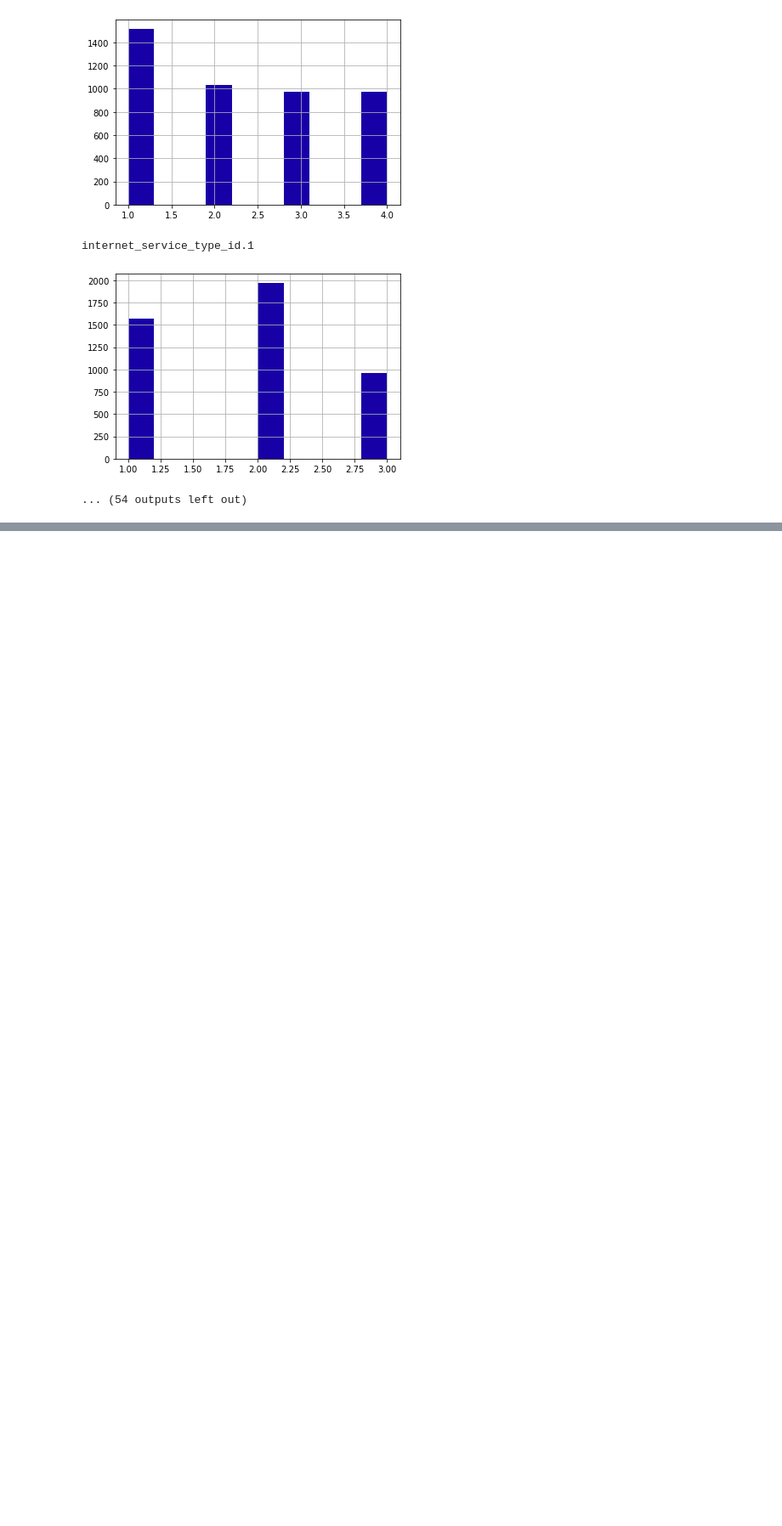
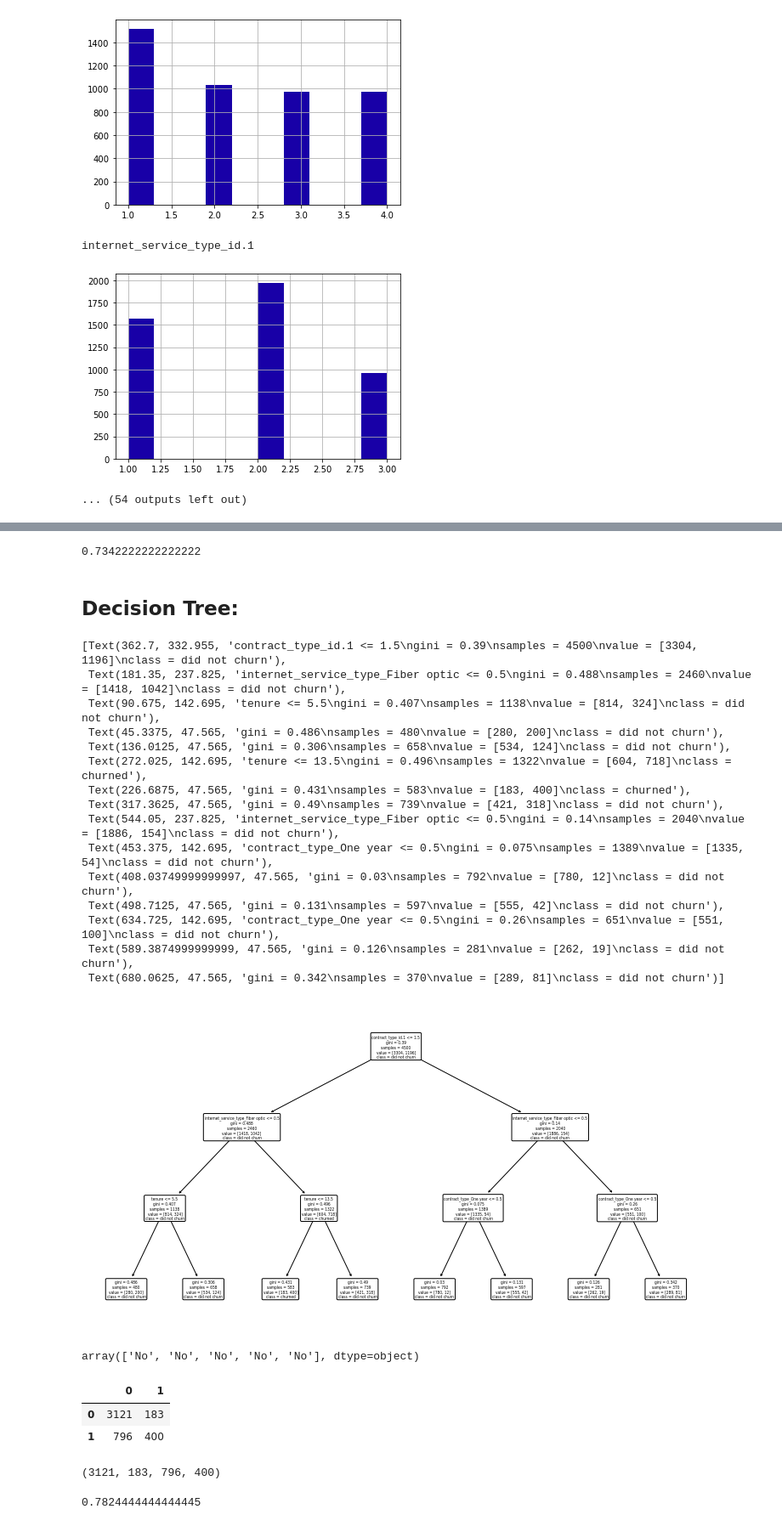
Before and after one commit to greg-maggard/classification_exercises, a Jupyter notebook: telco_classification_project/scratch_notes.ipynb, the cells around one changed output, grey strips where cells are left out. Shown at 85% size. Saved outputs shown, nothing was run; the diff lists cells and outputs as text; code cells hidden in the pictures; blank space fills up the shorter version.

```diff
--- a/telco_classification_project/scratch_notes.ipynb
+++ b/telco_classification_project/scratch_notes.ipynb
@@ -217,0 +363,69 @@ Name: gender, dtype: float64
+# %%
+#Defining the baseline prediction:
+train.churn.mode()
+#The mode is that a customer did not churn, so our baseline guess would be that a customer will not churn.
+
+
+#Calculating the percentage of customers that churned:
+train[train['churn'] == 'No'].shape[0] / train.shape[0]
+#Our baseline model would be correct ~73% of the time.
+# %% [output]
+0.7342222222222222
+# %% [markdown]
+## Decision Tree:
+# %%
+#Creating the model object and fitting it to the training set:
+clf = DecisionTreeClassifier(max_depth = 3, random_state = 123)
+clf = clf.fit(X_train, y_train)
+# %%
+churned = np.array(['did not churn', 'churned'])
+
+plt.figure(figsize = (13,7))
+plot_tree(clf, feature_names = X_train.columns, class_names = churned, rounded = True)
+# %% [output]
+[Text(362.7, 332.955, 'contract_type_id.1 <= 1.5\ngini = 0.39\nsamples = 4500\nvalue = [3304, 1196]\nclass = did not churn'),
+ Text(181.35, 237.825, 'internet_service_type_Fiber optic <= 0.5\ngini = 0.488\nsamples = 2460\nvalue = [1418, 1042]\nclass = did not churn'),
+ Text(90.675, 142.695, 'tenure <= 5.5\ngini = 0.407\nsamples = 1138\nvalue = [814, 324]\nclass = did not churn'),
+ Text(45.3375, 47.565, 'gini = 0.486\nsamples = 480\nvalue = [280, 200]\nclass = did not churn'),
+ Text(136.0125, 47.565, 'gini = 0.306\nsamples = 658\nvalue = [534, 124]\nclass = did not churn'),
+ Text(272.025, 142.695, 'tenure <= 13.5\ngini = 0.496\nsamples = 1322\nvalue = [604, 718]\nclass = churned'),
+ Text(226.6875, 47.565, 'gini = 0.431\nsamples = 583\nvalue = [183, 400]\nclass = churned'),
+ Text(317.3625, 47.565, 'gini = 0.49\nsamples = 739\nvalue = [421, 318]\nclass = did not churn'),
+ Text(544.05, 237.825, 'internet_service_type_Fiber optic <= 0.5\ngini = 0.14\nsamples = 2040\nvalue = [1886, 154]\nclass = did not churn'),
+ Text(453.375, 142.695, 'contract_type_One year <= 0.5\ngini = 0.075\nsamples = 1389\nvalue = [1335, 54]\nclass = did not churn'),
+ Text(408.03749999999997, 47.565, 'gini = 0.03\nsamples = 792\nvalue = [780, 12]\nclass = did not churn'),
+ Text(498.7125, 47.565, 'gini = 0.131\nsamples = 597\nvalue = [555, 42]\nclass = did not churn'),
+ Text(634.725, 142.695, 'contract_type_One year <= 0.5\ngini = 0.26\nsamples = 651\nvalue = [551, 100]\nclass = did not churn'),
+ Text(589.3874999999999, 47.565, 'gini = 0.126\nsamples = 281\nvalue = [262, 19]\nclass = did not churn'),
+ Text(680.0625, 47.565, 'gini = 0.342\nsamples = 370\nvalue = [289, 81]\nclass = did not churn')]
+[figure, added]
+# %%
+# making predictions on the observations:
+
+y_pred = clf.predict(X_train)
+y_pred[0:5]
+# %% [output]
+array(['No', 'No', 'No', 'No', 'No'], dtype=object)
+# %%
+pd.DataFrame(confusion_matrix(y_train, y_pred))
+# %% [output]
+|  | 0 | 1 |
+| 0 | 3121 | 183 |
+| 1 | 796 | 400 |
+# %%
+#Defining true/false positive and true/false negative:
+
+tn, fp, fn, tp = confusion_matrix(y_train, y_pred).ravel()
+
+tn, fp, fn, tp
+# %% [output]
+(3121, 183, 796, 400)
+# %%
+#Accuracy:
+
+accuracy = accuracy_score(y_train, y_pred)
+accuracy
+
+#It appears that the decision tree model is slightly better than the baseline predictor.
+# %% [output]
+0.7824444444444445
```
Also changed, not shown: parts of 43 cells of this notebook, 1 other file.
